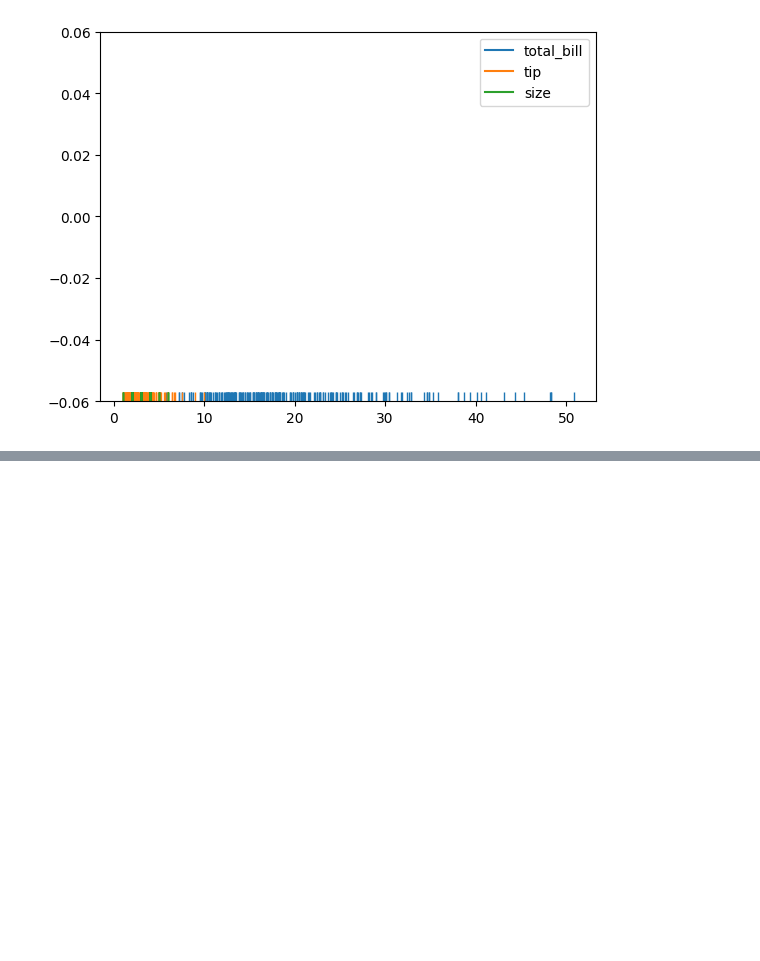
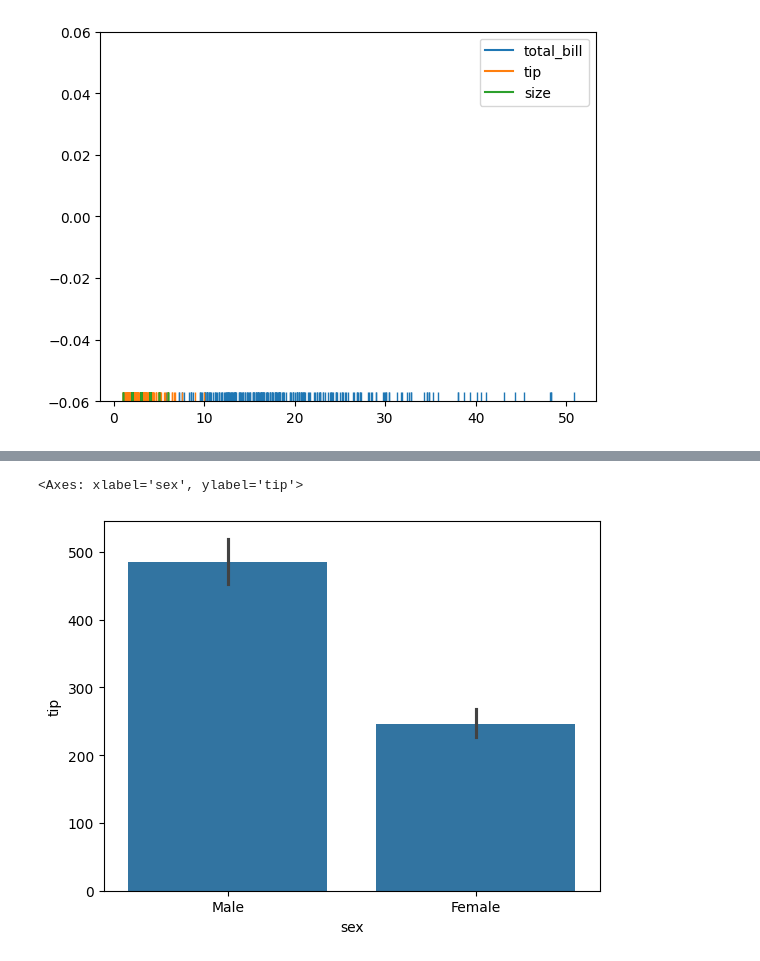
Before and after one commit to Sandeep4118/colab-project, a Jupyter notebook: Data_Visualization_Seaborn.ipynb, the cells around one changed output, grey strips where cells are left out. Cells and saved outputs as stored; diff of their text form; code cells hidden in the pictures; blank space fills up the shorter version.

```diff
--- a/Data_Visualization_Seaborn.ipynb
+++ b/Data_Visualization_Seaborn.ipynb
@@ -88,0 +143,7 @@ sns.rugplot(df)
+# %%
+import numpy as np
+sns.barplot(x=df['sex'],y=df['tip'],estimator=np.sum)
+# It gives the total estimated tip of male and female seperately.
+# %% [output]
+<Axes: xlabel='sex', ylabel='tip'>
+[figure, added]
```
Also changed, not shown: parts of 23 cells of this notebook.
